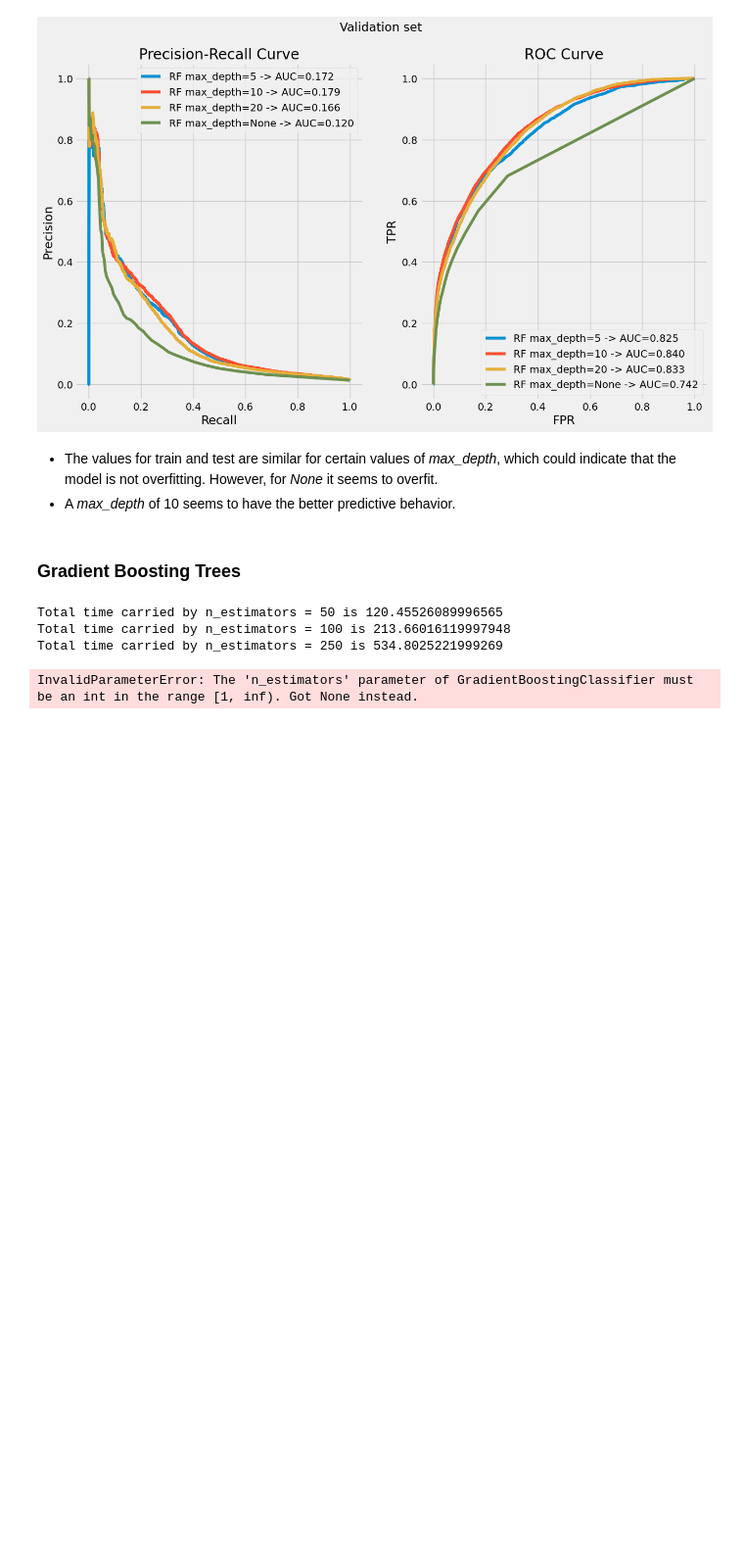
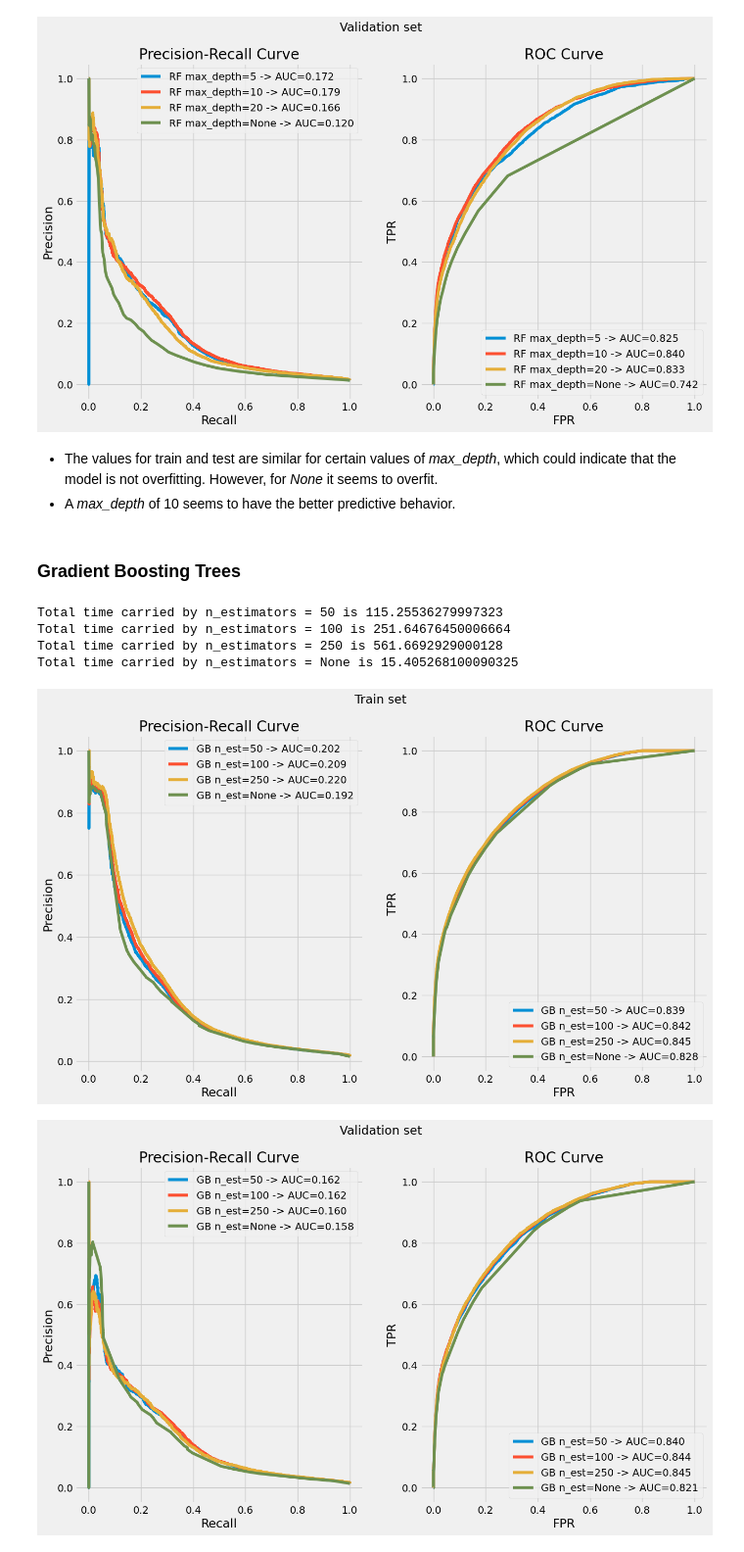
Before and after one commit to jonugaldegv-droid/zrive-ds, a Jupyter notebook: Module4/main.ipynb, the cells around one changed output. Shown at 98% size. Cells and saved outputs as stored; diff of their text form; code cells hidden in the pictures; blank space fills up the shorter version.

Commit message:
Module4/main.py updated up to filtering data - Remaining: training and testing

```diff
--- a/Module4/main.ipynb
+++ b/Module4/main.ipynb
@@ -231,27 +233,35 @@ for md in max_depth:
 # %% [markdown]
 ### Gradient Boosting Trees
 # %%
+fig1, ax1 = plt.subplots(1, 2, figsize = (14, 8))
+fig1.suptitle('Train set')
+
+fig2, ax2 = plt.subplots(1, 2, figsize = (14, 8))
+fig2.suptitle('Validation set')
+
 n_estimator = [50, 100, 250, None]
 
 for n in n_estimator:
     t0 = time.perf_counter()
     GB = make_pipeline(
         StandardScaler(),
         GradientBoostingClassifier(n_estimators=n if n is not None else 5)
     )
 
     GB.fit(X_train[train_cols], y_train)
 
     train_proba = GB.predict_proba(X_train[train_cols])[:,1]
     val_proba = GB.predict_proba(X_val[train_cols])[:,1]
 
     plot_metrics(f'GB n_est={n}', y_pred = train_proba, y_test = y_train, figure=(fig1, ax1))
     plot_metrics(f'GB n_est={n}', y_pred = val_proba, y_test = y_val, figure=(fig2, ax2))
     t1 = time.perf_counter()
 
     print(f'Total time carried by n_estimators = {n} is {t1-t0}')
 # %% [output]
-Total time carried by n_estimators = 50 is 120.45526089996565
-Total time carried by n_estimators = 100 is 213.66016119997948
-Total time carried by n_estimators = 250 is 534.8025221999269
+Total time carried by n_estimators = 50 is 115.25536279997323
+Total time carried by n_estimators = 100 is 251.64676450006664
+Total time carried by n_estimators = 250 is 561.6692929000128
+Total time carried by n_estimators = None is 15.405268100090325
-InvalidParameterError: The 'n_estimators' parameter of GradientBoostingClassifier must be an int in the range [1, inf). Got None instead.
+[figure, added]
+[figure, added]
```
Also changed, not shown: parts of 9 cells of this notebook, 4 other files.
